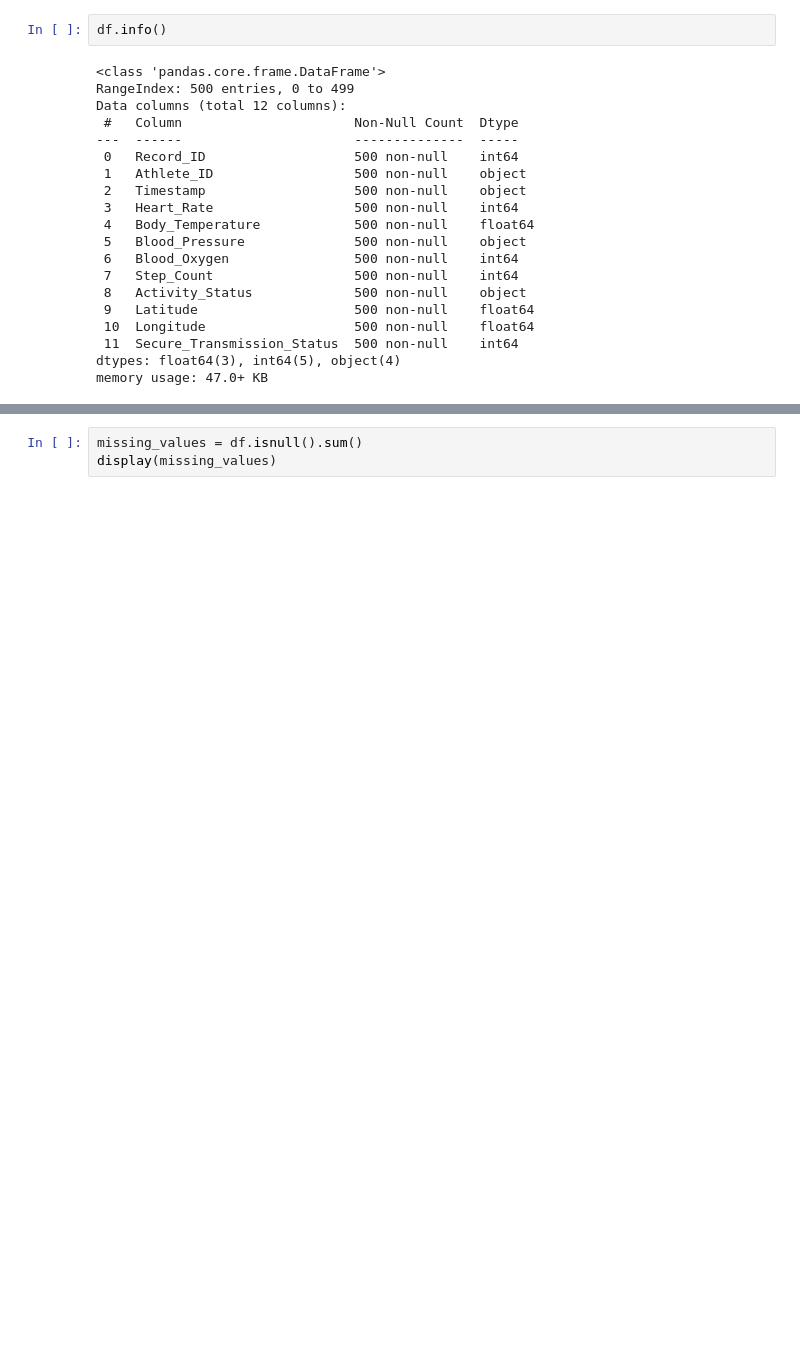
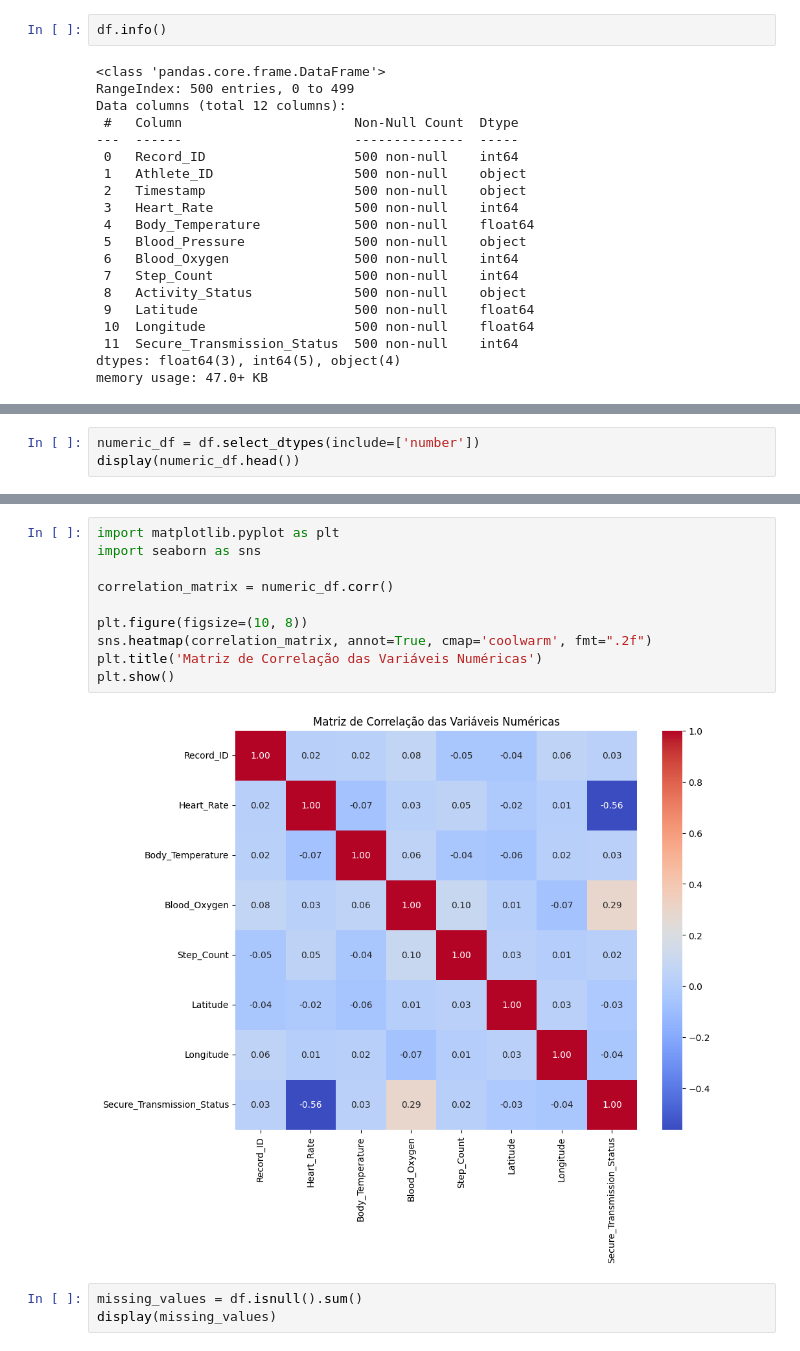
Before and after one commit to FernandesNz/Projeto-Inteligencia-Artificial, a Jupyter notebook: Projeto_IA.ipynb, the cells around one changed output, grey strips where cells are left out. Drawn from its saved outputs; the diff is of its cells as text; blank space fills up the shorter version.

```diff
--- a/Projeto_IA.ipynb
+++ b/Projeto_IA.ipynb
@@ -64,0 +50,3 @@ Identificar a quantidade de valores ausentes em cada coluna.
+# %%
+numeric_df = df.select_dtypes(include=['number'])
+display(numeric_df.head())
@@ -65,3 +60,15 @@ Identificar a quantidade de valores ausentes em cada coluna.
+# %%
+import matplotlib.pyplot as plt
+import seaborn as sns
+
+correlation_matrix = numeric_df.corr()
+
+plt.figure(figsize=(10, 8))
+sns.heatmap(correlation_matrix, annot=True, cmap='coolwarm', fmt=".2f")
+plt.title('Matriz de Correlação das Variáveis Numéricas')
+plt.show()
+# %% [output]
+[figure, added]
 # %%
 missing_values = df.isnull().sum()
 display(missing_values)
```
Also changed, not shown: parts of 10 cells of this notebook.
